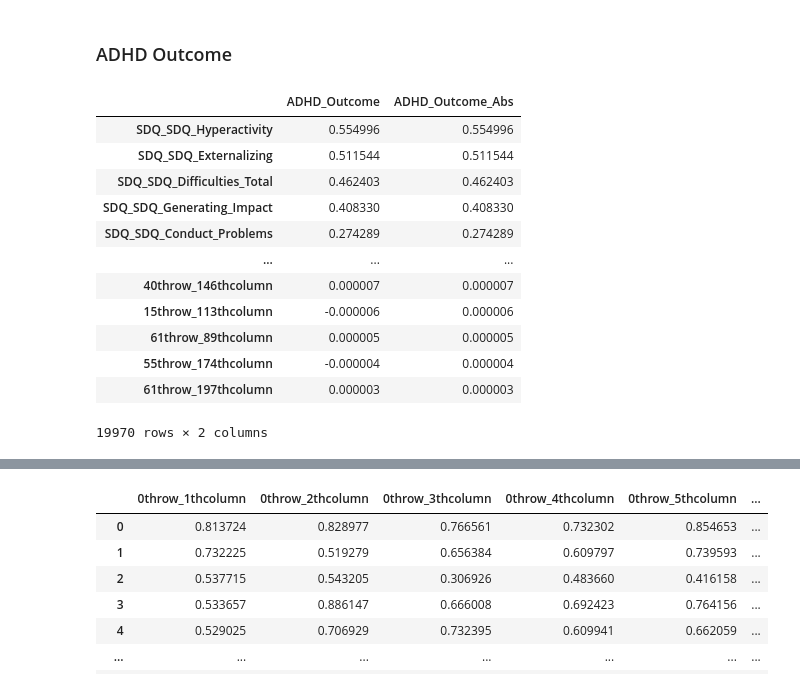
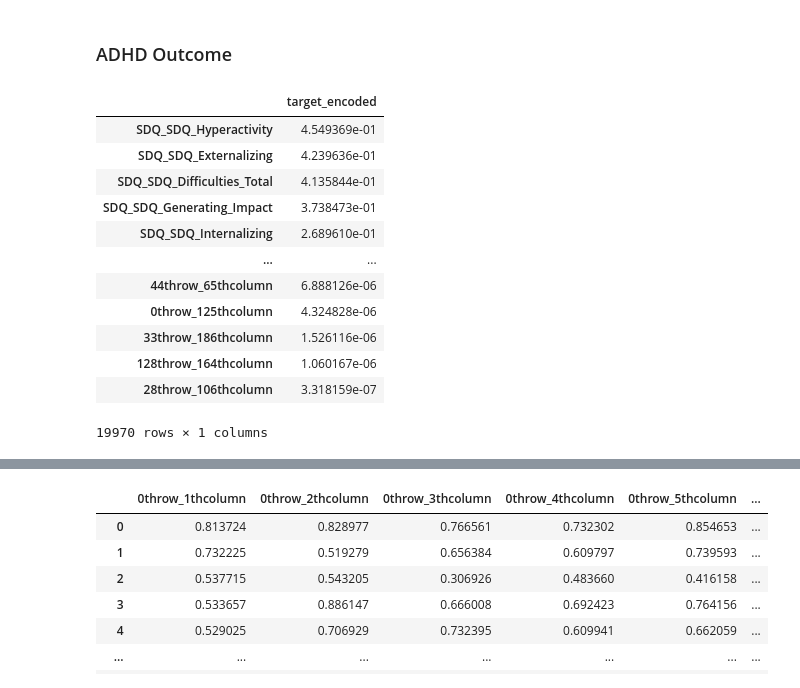
Before and after one commit to AngC1998/WiDS-Datathon-2025, a Jupyter notebook: WiDS_Datathon_2025.ipynb, the cells around one changed output, grey strips where cells are left out. Drawn from its saved outputs; the diff is of its cells as text; code cells hidden in the pictures.

```diff
--- a/WiDS_Datathon_2025.ipynb
+++ b/WiDS_Datathon_2025.ipynb
@@ -898,0 +913,19 @@ pre_train_df
+# %%
+# prompt: prompt: write a pandas column that combines 'ADHD_Outcome' and 'Sex_F' columns and then encodes them into numerical target outputs.
+
+pre_train_df['combined_target'] = pre_train_df['ADHD_Outcome'].astype(str) + '_' + pre_train_df['Sex_F'].astype(str)
+
+# Map the combined categories to numerical values
+mapping = {
+    '0_0': 0,
+    '0_1': 1,
+    '1_0': 2,
+    '1_1': 3
+}
+
+pre_train_df['target_encoded'] = pre_train_df['combined_target'].map(mapping)
+
+# Drop the intermediate combined_target column if no longer needed
+pre_train_df.drop('combined_target', axis=1, inplace=True)
+
+print(pre_train_df[['ADHD_Outcome', 'Sex_F', 'target_encoded']].head())
@@ -1164,6 +1204,8 @@ def normalize_numerical_columns(df_train, df_test):
     numerical_cols = numerical_cols.drop('ADHD_Outcome')
   if 'Sex_F' in numerical_cols:
     numerical_cols = numerical_cols.drop('Sex_F')
+  if 'target_encoded' in numerical_cols:
+    numerical_cols = numerical_cols.drop('target_encoded')
   scaler = MinMaxScaler()
   scaler.fit(df_train_normalized[numerical_cols])
   df_train_normalized[numerical_cols] = scaler.transform(df_train_normalized[numerical_cols])
@@ -1206,0 +1270,3 @@ normal_test_df
+# %%
+normal_train_df.drop(['ADHD_Outcome', 'Sex_F'], axis=1, inplace=True)
+normal_train_df
@@ -1207,25 +1287,25 @@ normal_test_df
 # %% [markdown]
 ### ADHD Outcome
 # %%
-normal_adhd_corr = normal_train_df.corr()['ADHD_Outcome'].to_frame()
-normal_adhd_corr['ADHD_Outcome_Abs'] = normal_adhd_corr['ADHD_Outcome'].abs()
-normal_adhd_corr.sort_values(by='ADHD_Outcome_Abs', ascending=False, inplace=True)
-normal_adhd_corr.drop(['ADHD_Outcome', 'Sex_F'], axis=0, inplace=True)
+normal_adhd_corr = normal_train_df.corr()['target_encoded'].to_frame()
+normal_adhd_corr['target_encoded'] = normal_adhd_corr['target_encoded'].abs()
+normal_adhd_corr.sort_values(by='target_encoded', ascending=False, inplace=True)
+normal_adhd_corr.drop(['target_encoded'], axis=0, inplace=True)
 normal_adhd_corr
 # %% [output]
-|  | ADHD_Outcome | ADHD_Outcome_Abs |
-| SDQ_SDQ_Hyperactivity | 0.554996 | 0.554996 |
-| SDQ_SDQ_Externalizing | 0.511544 | 0.511544 |
-| SDQ_SDQ_Difficulties_Total | 0.462403 | 0.462403 |
-| SDQ_SDQ_Generating_Impact | 0.408330 | 0.408330 |
-| SDQ_SDQ_Conduct_Problems | 0.274289 | 0.274289 |
-| ... | ... | ... |
-| 40throw_146thcolumn | 0.000007 | 0.000007 |
-| 15throw_113thcolumn | -0.000006 | 0.000006 |
-| 61throw_89thcolumn | 0.000005 | 0.000005 |
-| 55throw_174thcolumn | -0.000004 | 0.000004 |
-| 61throw_197thcolumn | 0.000003 | 0.000003 |
+|  | target_encoded |
+| SDQ_SDQ_Hyperactivity | 4.549369e-01 |
+| SDQ_SDQ_Externalizing | 4.239636e-01 |
+| SDQ_SDQ_Difficulties_Total | 4.135844e-01 |
+| SDQ_SDQ_Generating_Impact | 3.738473e-01 |
+| SDQ_SDQ_Internalizing | 2.689610e-01 |
+| ... | ... |
+| 44throw_65thcolumn | 6.888126e-06 |
+| 0throw_125thcolumn | 4.324828e-06 |
+| 33throw_186thcolumn | 1.526116e-06 |
+| 128throw_164thcolumn | 1.060167e-06 |
+| 28throw_106thcolumn | 3.318159e-07 |
-19970 rows × 2 columns
+19970 rows × 1 columns
 # %%
 top_normal_adhd_corr = normal_adhd_corr.iloc[0:20]
 top_normal_adhd_corr
```
Also changed, not shown: parts of 32 cells of this notebook.
